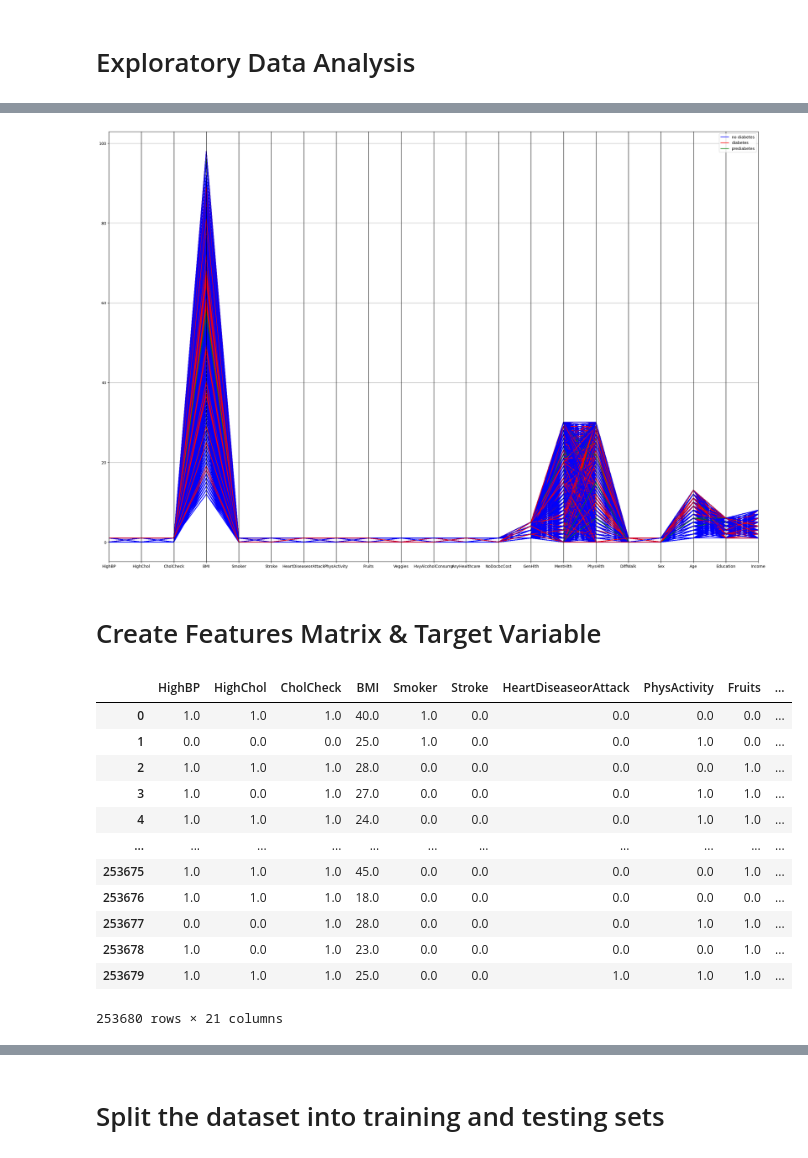
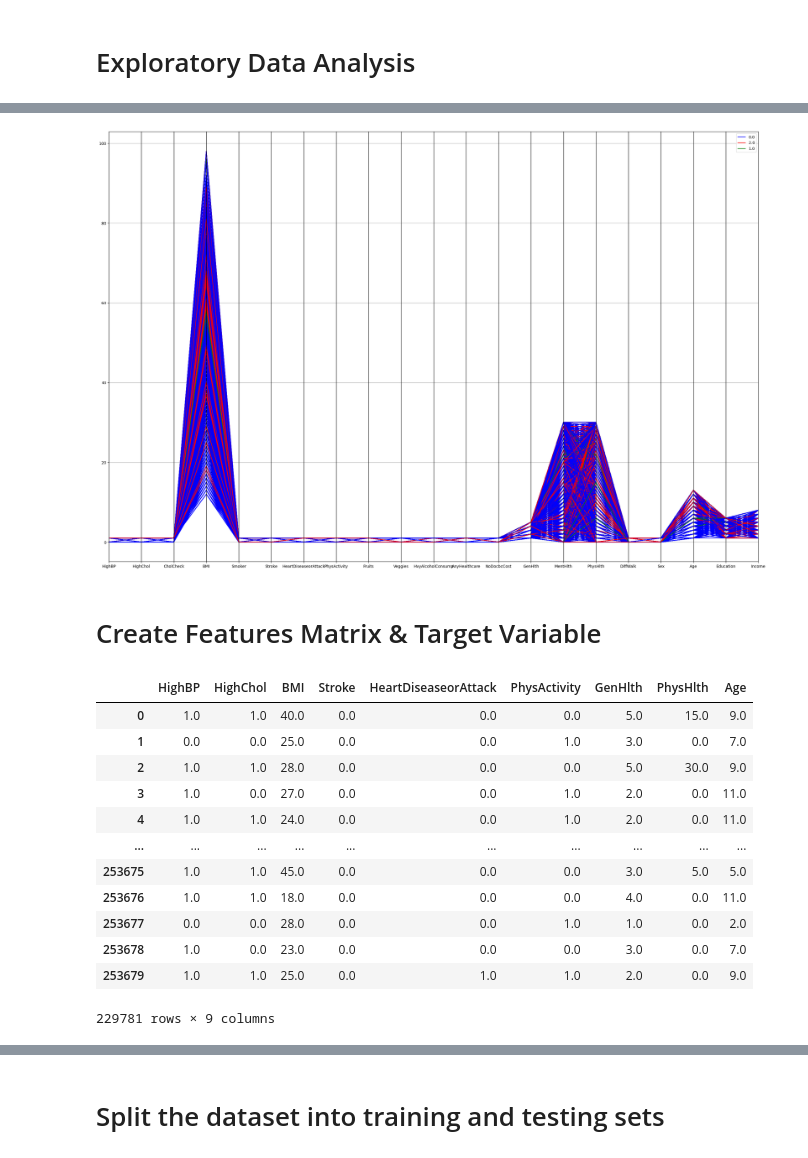
Before and after one commit to Mahdi-Abdullah/Diabetes-Health-Indicator-Using-Machine-Learning, a Jupyter notebook: Diabetes_Health_Indicator_Classification.ipynb, the cells around one changed output, grey strips where cells are left out. Cells and saved outputs as stored; diff of their text form; code cells hidden in the pictures.

```diff
--- a/Diabetes_Health_Indicator_Classification.ipynb
+++ b/Diabetes_Health_Indicator_Classification.ipynb
@@ -31,7 +36,3 @@ dataset
 | 253678 | 0.0 | 1.0 | 0.0 | 1.0 | 23.0 | 0.0 | 0.0 | 0.0 | ... |
 | 253679 | 2.0 | 1.0 | 1.0 | 1.0 | 25.0 | 0.0 | 0.0 | 1.0 | ... |
 253680 rows × 22 columns
-# %%
-# replace the target values with species names
-dataset['Diabetes_012'] = dataset['Diabetes_012'].replace([0.0, 1.0, 2.0],['no diabetes', 'prediabetes', 'diabetes'])
-dataset
@@ -51,0 +181,6 @@ dataset
+# %%
+# Dropping the duplicate values
+dataset.drop_duplicates(inplace=True)
+
+# New Shape of the dataset
+dataset.shape
@@ -51,0 +208,3 @@ dataset
+# %%
+# Replacing BMI greater than 50 with the median of BMI
+dataset['BMI'] = np.where(dataset['BMI'] > 50, dataset['BMI'].median(), dataset['BMI'])
@@ -111,29 +252,29 @@ sns.heatmap(data=correlation_matrix, annot=True, mask=mask)
 # %%
-# figure size
+# Parallel Coordinates
 plt.figure(figsize=(30, 20))
 parallel_coordinates(dataset, "Diabetes_012", color = ['blue', 'red', 'green']);
 # %% [output]
-[figure, old version]
+[figure, new version]
 # %% [markdown]
 # Create Features Matrix & Target Variable
 # %%
 # Feature matrix
-X = dataset[['HighBP', 'HighChol', 'CholCheck', 'BMI', 'Smoker', 'Stroke' , 'HeartDiseaseorAttack', 'PhysActivity', 'Fruits', 'Veggies', 'HvyAlcoholConsump', 'AnyHealthcare', 'NoDocbcCost', 'GenHlth', 'MentHlth', 'PhysHlth', 'DiffWalk', 'Sex', 'Age', 'Education', 'Income']]
+X = dataset[['HighBP', 'HighChol', 'BMI', 'Stroke' , 'HeartDiseaseorAttack', 'PhysActivity', 'GenHlth', 'PhysHlth', 'Age']]
 X
 # %% [output]
-|  | HighBP | HighChol | CholCheck | BMI | Smoker | Stroke | HeartDiseaseorAttack | PhysActivity | Fruits | ... |
-| 0 | 1.0 | 1.0 | 1.0 | 40.0 | 1.0 | 0.0 | 0.0 | 0.0 | 0.0 | ... |
-| 1 | 0.0 | 0.0 | 0.0 | 25.0 | 1.0 | 0.0 | 0.0 | 1.0 | 0.0 | ... |
-| 2 | 1.0 | 1.0 | 1.0 | 28.0 | 0.0 | 0.0 | 0.0 | 0.0 | 1.0 | ... |
-| 3 | 1.0 | 0.0 | 1.0 | 27.0 | 0.0 | 0.0 | 0.0 | 1.0 | 1.0 | ... |
-| 4 | 1.0 | 1.0 | 1.0 | 24.0 | 0.0 | 0.0 | 0.0 | 1.0 | 1.0 | ... |
-| ... | ... | ... | ... | ... | ... | ... | ... | ... | ... | ... |
-| 253675 | 1.0 | 1.0 | 1.0 | 45.0 | 0.0 | 0.0 | 0.0 | 0.0 | 1.0 | ... |
-| 253676 | 1.0 | 1.0 | 1.0 | 18.0 | 0.0 | 0.0 | 0.0 | 0.0 | 0.0 | ... |
-| 253677 | 0.0 | 0.0 | 1.0 | 28.0 | 0.0 | 0.0 | 0.0 | 1.0 | 1.0 | ... |
-| 253678 | 1.0 | 0.0 | 1.0 | 23.0 | 0.0 | 0.0 | 0.0 | 0.0 | 1.0 | ... |
-| 253679 | 1.0 | 1.0 | 1.0 | 25.0 | 0.0 | 0.0 | 1.0 | 1.0 | 1.0 | ... |
+|  | HighBP | HighChol | BMI | Stroke | HeartDiseaseorAttack | PhysActivity | GenHlth | PhysHlth | Age |
+| 0 | 1.0 | 1.0 | 40.0 | 0.0 | 0.0 | 0.0 | 5.0 | 15.0 | 9.0 |
+| 1 | 0.0 | 0.0 | 25.0 | 0.0 | 0.0 | 1.0 | 3.0 | 0.0 | 7.0 |
+| 2 | 1.0 | 1.0 | 28.0 | 0.0 | 0.0 | 0.0 | 5.0 | 30.0 | 9.0 |
+| 3 | 1.0 | 0.0 | 27.0 | 0.0 | 0.0 | 1.0 | 2.0 | 0.0 | 11.0 |
+| 4 | 1.0 | 1.0 | 24.0 | 0.0 | 0.0 | 1.0 | 2.0 | 0.0 | 11.0 |
+| ... | ... | ... | ... | ... | ... | ... | ... | ... | ... |
+| 253675 | 1.0 | 1.0 | 45.0 | 0.0 | 0.0 | 0.0 | 3.0 | 5.0 | 5.0 |
+| 253676 | 1.0 | 1.0 | 18.0 | 0.0 | 0.0 | 0.0 | 4.0 | 0.0 | 11.0 |
+| 253677 | 0.0 | 0.0 | 28.0 | 0.0 | 0.0 | 1.0 | 1.0 | 0.0 | 2.0 |
+| 253678 | 1.0 | 0.0 | 23.0 | 0.0 | 0.0 | 0.0 | 3.0 | 0.0 | 7.0 |
+| 253679 | 1.0 | 1.0 | 25.0 | 0.0 | 1.0 | 1.0 | 2.0 | 0.0 | 9.0 |
-253680 rows × 21 columns
+229781 rows × 9 columns
 # %%
 # Target variable
 y = dataset['Diabetes_012']
```
Also changed, not shown: parts of 37 cells of this notebook, 1 other file.
